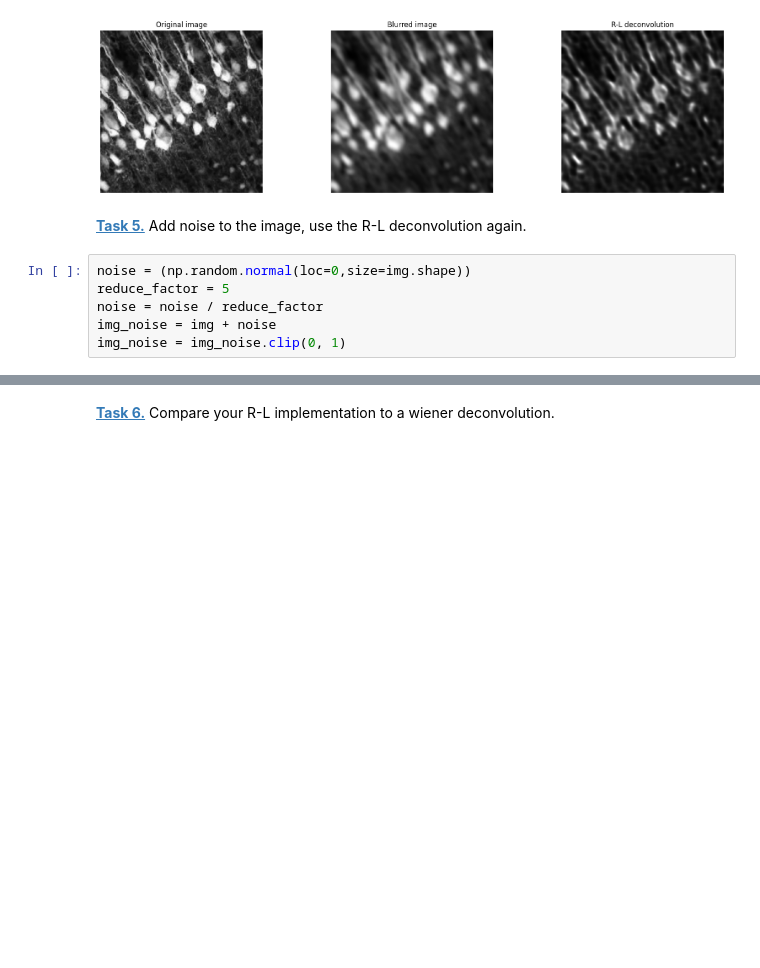
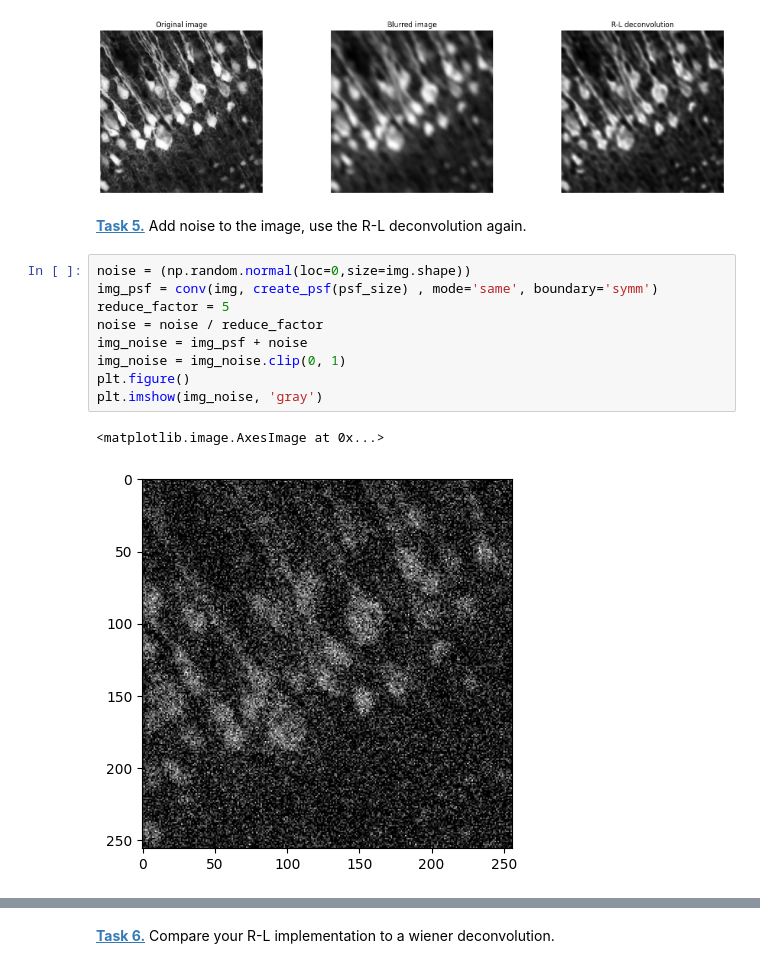
Before and after one commit to JakobStph/mobi-fs5-python, a Jupyter notebook: deconvolution.ipynb, the cells around one changed output, grey strips where cells are left out. Cells and saved outputs as stored; diff of their text form; blank space fills up the shorter version.

```diff
--- a/deconvolution.ipynb
+++ b/deconvolution.ipynb
@@ -91,10 +91,16 @@ plt.show()
 **[Task 5.]()** Add noise to the image, use the R-L deconvolution again.
 # %%
 noise = (np.random.normal(loc=0,size=img.shape))
+img_psf = conv(img, create_psf(psf_size) , mode='same', boundary='symm')
 reduce_factor = 5
 noise = noise / reduce_factor
-img_noise = img + noise
+img_noise = img_psf + noise
 img_noise = img_noise.clip(0, 1)
+plt.figure()
+plt.imshow(img_noise, 'gray')
+# %% [output]
+<matplotlib.image.AxesImage at 0x...>
+[figure, added]
 # %%
 deconv_img_noise = richardson_lucy_deconvolution(img_noise, create_psf(psf_size), 30)
 plt.figure()
```
Also changed, not shown: parts of 3 cells of this notebook.
